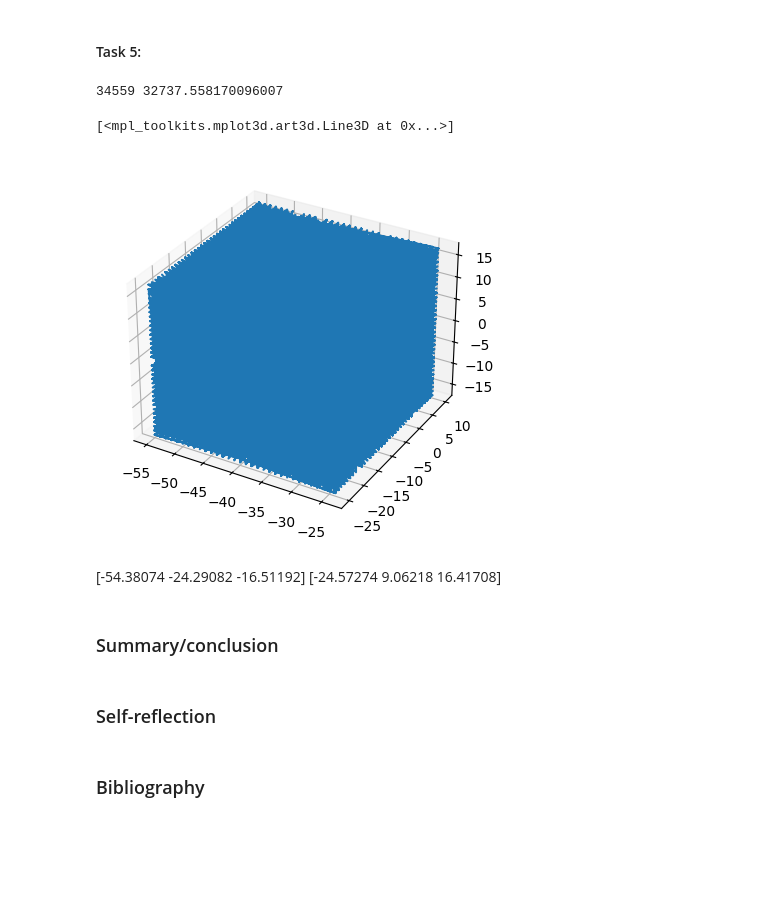
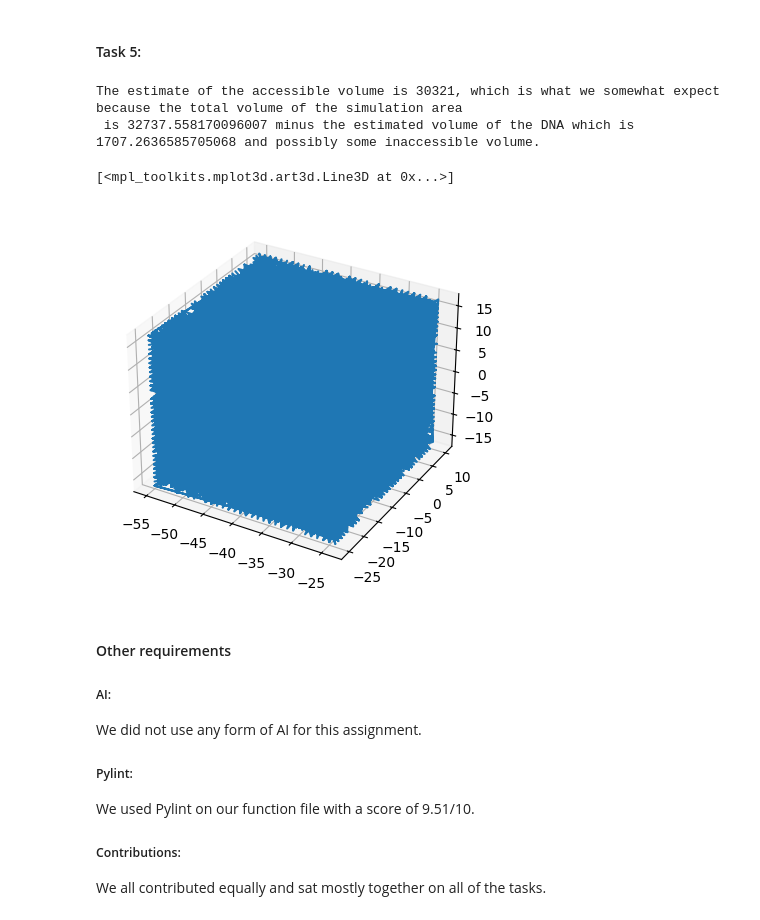
Before and after one commit to esoey/AEJ_project3, a Jupyter notebook: project_3.ipynb, the cells around one changed output. Saved outputs shown, nothing was run; the diff lists cells and outputs as text; code cells hidden in the pictures; blank space fills up the shorter version.

Commit message:
Finished assignment

```diff
--- a/project_3.ipynb
+++ b/project_3.ipynb
@@ -11,9 +7,9 @@
 # %% [markdown]
 #### Task 0:
 # %%
-from project_3 import Monte_Carlo_simulations
+from project_3 import MonteCarloSimulations
 
-monte_carlo = Monte_Carlo_simulations([-1, -1, -1], [1, 1, 1])
+monte_carlo = MonteCarloSimulations([-1, -1, -1], [1, 1, 1])
 # %% [markdown]
 #### Task 1:
 # %%
@@ -37,7 +33,7 @@ False
 # %% [markdown]
 #### Task 4:
 # %%
-n_points = 9000
+n_points = 80000
 points_inside, fraction = monte_carlo.calculate_fraction_of_points(n_points, center, radius)
 
 est_volume, std_err = monte_carlo.calculate_accuracy(n_points, fraction)
@@ -45,5 +41,8 @@ true_volume = monte_carlo.calculate_analytical(radius)
 
 print(f"The estimated volume of the sphere is ({est_volume} ± {1.96 * std_err}) for 95% CI. \nAnd we can compare to the analytical expression which gives us {true_volume}. \nThere were {len(points_inside)} hits out of {n_points} points.")
 
-monte_carlo.plot_3d(points_inside)
+try:
+    monte_carlo.plot_3d(points_inside)
+except Exception:
+    print("No points inside, possibly too small of a sphere. Create a new sphere in task 2.")
 # %% [output]
@@ -211,28 +210,32 @@ Now we make the same simulation box, with a known volume, but this time with a s
 # %% [markdown]
 #### Task 5:
 # %%
-from project_3 import accessible_volume
+# This function is quite computation-heavy and might take some time to run.
+from project_3 import AccessibleVolume
 
-ac_volume = accessible_volume(dna, 0.5)
-init = np.array((np.ceil(ac_volume.min_xyz[0]), np.ceil(ac_volume.min_xyz[1]), np.ceil(ac_volume.min_xyz[2])))
-path = ac_volume.random_walker_with_no_collison(init, 80000)
+ac_volume = AccessibleVolume(dna, 0.5)
+init_pos = np.array((np.ceil(ac_volume.min_xyz[0]), np.ceil(ac_volume.min_xyz[1]), np.ceil(ac_volume.min_xyz[2])))
+path = ac_volume.random_walker_with_no_collison(init_pos, 80000)
 unique = np.unique(path, axis=0)
-# for i in unique:
-#     print(i)
+
 volume_sim_area = ((ac_volume.max_xyz[0]-ac_volume.min_xyz[0]) * (ac_volume.max_xyz[1]-ac_volume.min_xyz[1]) * (ac_volume.max_xyz[2]-ac_volume.min_xyz[2]))
-print(len(unique), volume_sim_area)
+print(f"The estimate of the accessible volume is {len(unique)}, which is what we somewhat expect because the total volume of the simulation area\n is {volume_sim_area} minus the estimated volume of the DNA which is {est_volume} and possibly some inaccessible volume.")
 
 ax = plt.figure().add_subplot(projection='3d')
 ax.plot(path[:, 0], path[:, 1], path[: ,2])
 # %% [output]
-34559 32737.558170096007
+The estimate of the accessible volume is 30321, which is what we somewhat expect because the total volume of the simulation area
+ is 32737.558170096007 minus the estimated volume of the DNA which is 1707.2636585705068 and possibly some inaccessible volume.
 [<mpl_toolkits.mplot3d.art3d.Line3D at 0x...>]
-[figure, old version]
+[figure, new version]
-# %% [markdown]
-[-54.38074 -24.29082 -16.51192] [-24.57274   9.06218  16.41708]
-# %% [markdown]
-### Summary/conclusion
-# %% [markdown]
-### Self-reflection
 # %% [markdown]
-### Bibliography
+#### Other requirements
+
+##### AI:
+We did not use any form of AI for this assignment.
+
+##### Pylint:
+We used Pylint on our function file with a score of 9.51/10.
+
+##### Contributions:
+We all contributed equally and sat mostly together on all of the tasks.
```
Also changed, not shown: parts of 13 cells of this notebook, 1 other file.
